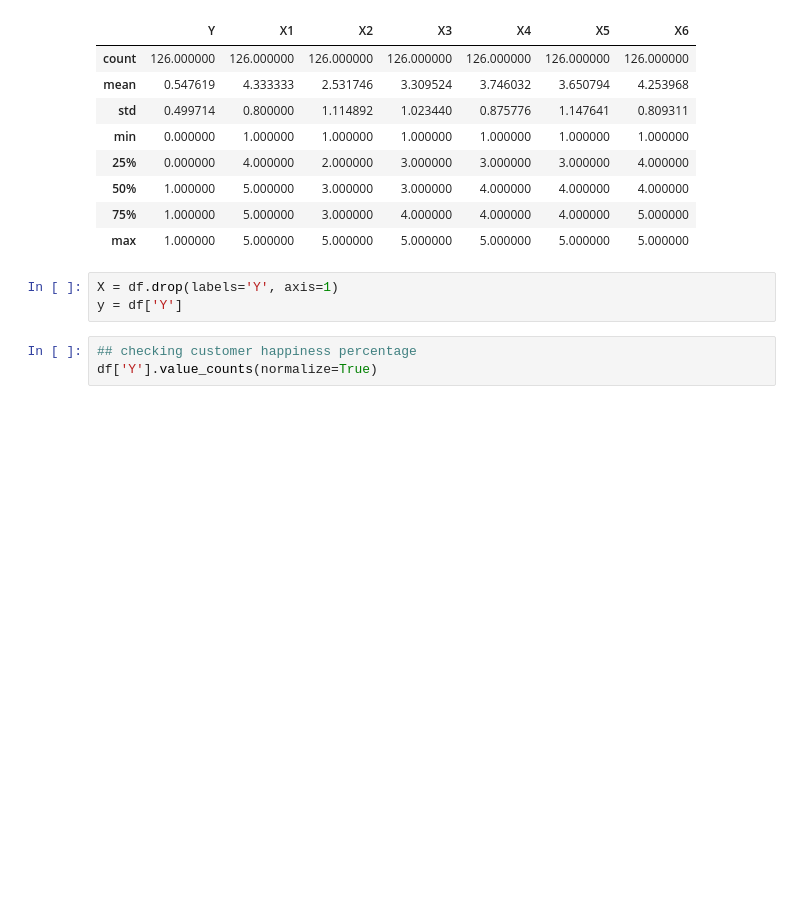
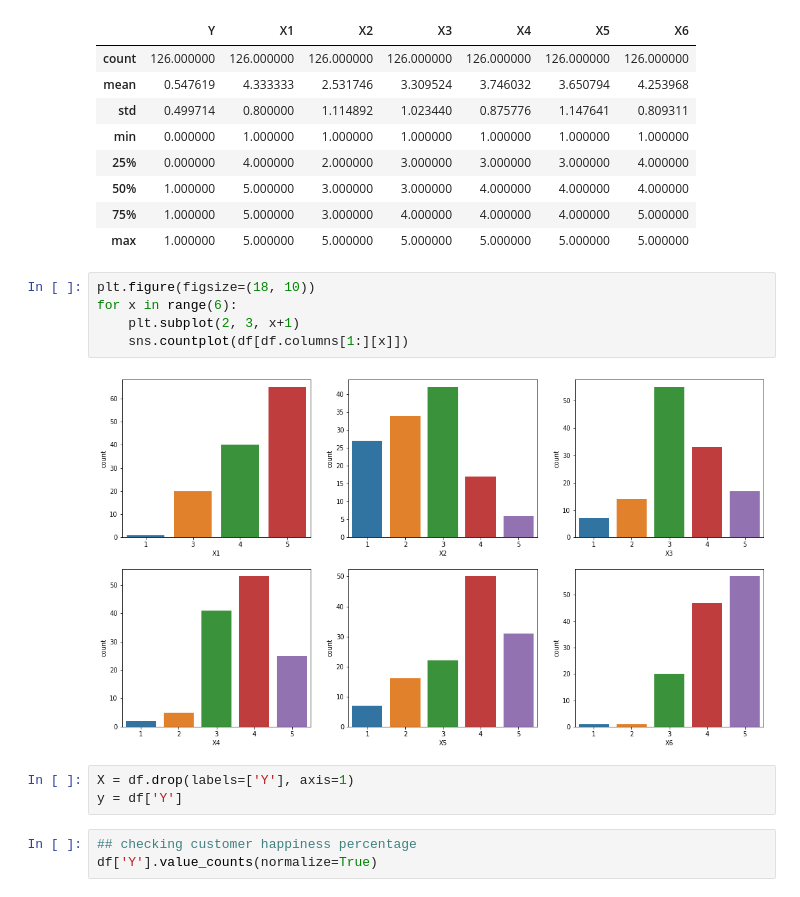
Before and after one commit to c-woo/Happy-Customers, a Jupyter notebook: I9LKTOVs4zUei1F9.ipynb, the cells around one changed output. Drawn from its saved outputs; the diff is of its cells as text; blank space fills up the shorter version.

```diff
--- a/I9LKTOVs4zUei1F9.ipynb
+++ b/I9LKTOVs4zUei1F9.ipynb
@@ -75,8 +75,15 @@ df.describe()
 | 50% | 1.000000 | 5.000000 | 3.000000 | 3.000000 | 4.000000 | 4.000000 | 4.000000 |
 | 75% | 1.000000 | 5.000000 | 3.000000 | 4.000000 | 4.000000 | 4.000000 | 5.000000 |
 | max | 1.000000 | 5.000000 | 5.000000 | 5.000000 | 5.000000 | 5.000000 | 5.000000 |
+# %%
+plt.figure(figsize=(18, 10))
+for x in range(6):
+    plt.subplot(2, 3, x+1)
+    sns.countplot(df[df.columns[1:][x]])
+# %% [output]
+[figure, added]
 # %%
-X = df.drop(labels='Y', axis=1)
+X = df.drop(labels=['Y'], axis=1)
 y = df['Y']
 # %%
 ## checking customer happiness percentage
```
Also changed, not shown: parts of 31 cells of this notebook.
